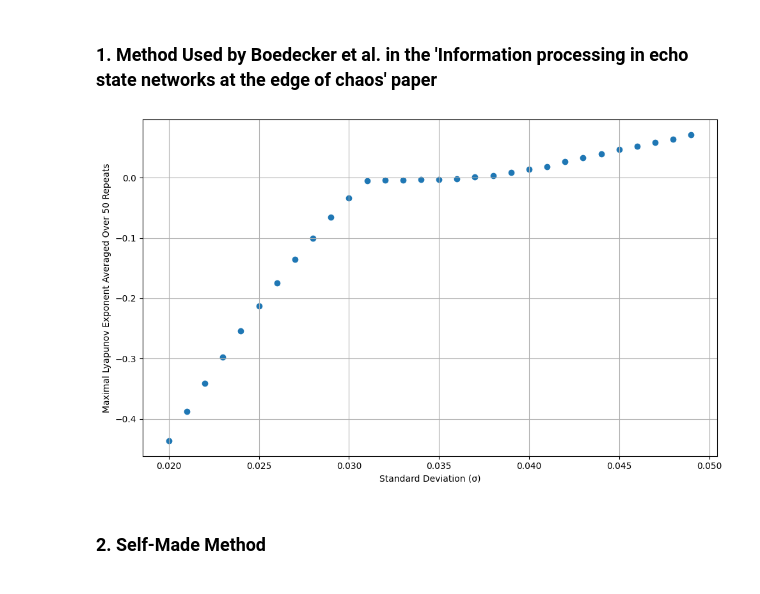
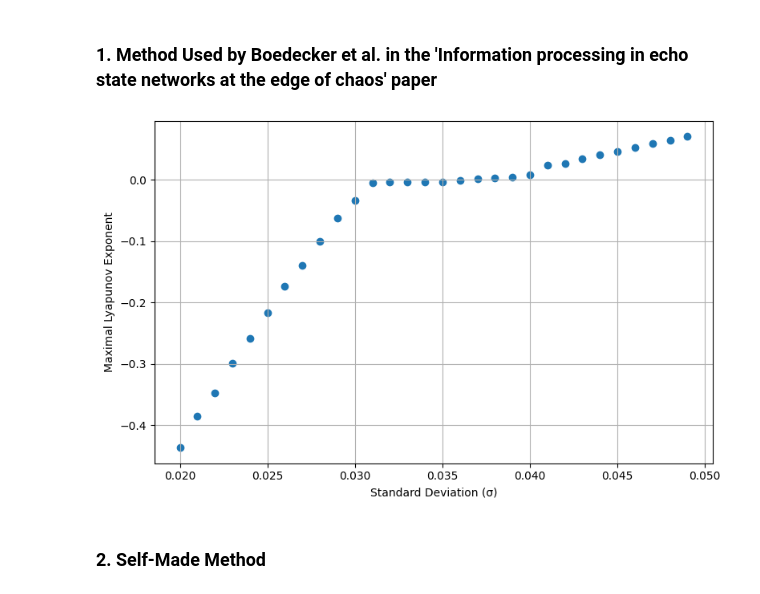
Before and after one commit to winlew/levy-agent-simulation, a Jupyter notebook: studies/dynamical_stability.ipynb, the cells around one changed output. Cells and saved outputs as stored; diff of their text form; code cells hidden in the pictures.

```diff
--- a/studies/dynamical_stability.ipynb
+++ b/studies/dynamical_stability.ipynb
@@ -23,44 +23,48 @@ colormap = plt.get_cmap('tab20c')
 colors = [plt.cm.tab20c.colors[i] for i in range(0, 20, 2)][:11]
 # %% [markdown]
 ### 1. Method Used by Boedecker et al. in the 'Information processing in echo state networks at the edge of chaos' paper
-# %%
-sigma_range = list(np.arange(0.02, 0.05, 0.001))
-time_steps = 1000
-repeats = 50
-perturbation_strength = 1e-12
-lyapunov_exponents = []
-
-for sigma in tqdm(sigma_range):
-
-    lambda_n_values = np.asarray([])
-
-    for repeat in range(repeats):
-        distances = []
-        baseline_reservoir = Reservoir(time_steps=time_steps, standard_deviation=sigma)
-        perturbed_reservoir = Reservoir(time_steps=time_steps, standard_deviation=sigma)
-        perturbed_reservoir.weight_matrix = baseline_reservoir.weight_matrix.copy()
-        perturbed_initial_state = baseline_reservoir.burn_in_state_matrix[-1].copy()
-        perturbed_initial_state[np.random.randint(0, baseline_reservoir.num_neurons)] += perturbation_strength
-        perturbed_reservoir.neuron_state_time_matrix[0] = perturbed_initial_state
-        for t in range(1, time_steps):
-            perturbed_reservoir.neuron_state_time_matrix[t] = np.tanh(np.dot(perturbed_reservoir.weight_matrix, perturbed_reservoir.neuron_state_time_matrix[t - 1]))
-            dist = np.linalg.norm(baseline_reservoir.neuron_state_time_matrix[t] - perturbed_reservoir.neuron_state_time_matrix[t])
-            perturbed_reservoir.neuron_state_time_matrix[t] = baseline_reservoir.neuron_state_time_matrix[t] + (perturbation_strength/dist)*(perturbed_reservoir.neuron_state_time_matrix[t]-baseline_reservoir.neuron_state_time_matrix[t])
-            distances.append(dist)
-
-        lambda_n_values = np.append(lambda_n_values, np.mean(np.log(np.asarray(distances) / perturbation_strength)))
-
-    lyapunov_exponents.append(np.mean(lambda_n_values))
-
-plt.figure(figsize=(10,6))
-plt.grid()
-plt.scatter(sigma_range, lyapunov_exponents)
-plt.xlabel('Standard Deviation (σ)')
-plt.ylabel(f'Maximal Lyapunov Exponent Averaged Over {repeats} Repeats')
-plt.tight_layout()
-plt.savefig(path / 'lyapunov_exponents_boedecker.svg', format='svg')
-# %% [output]
-[figure, removed]
+# %%
+sigma_range = list(np.arange(0.02, 0.05, 0.001))
+time_steps = 1000
+num_reservoirs = 20
+repeats_per_reservoir = 500
+perturbation_strength = 1e-12
+lyapunov_exponents_means = []
+
+for sigma in tqdm(sigma_range):
+
+    # for each reservoir and each repeat per reservoir calculate a single lambda_n value
+    lambda_n_values = np.asarray([])
+
+    for _ in range(num_reservoirs):
+
+        baseline_reservoir = Reservoir(time_steps=time_steps, standard_deviation=sigma)
+        perturbed_reservoir = Reservoir(time_steps=time_steps, standard_deviation=sigma)
+        perturbed_reservoir.weight_matrix = baseline_reservoir.weight_matrix.copy()
+
+        for _ in range(repeats_per_reservoir):
+            distances = np.asarray([])
+            perturbed_initial_state = baseline_reservoir.burn_in_state_matrix[-1].copy()
+            perturbed_initial_state[np.random.randint(0, baseline_reservoir.num_neurons)] += perturbation_strength
+            perturbed_reservoir.neuron_state_time_matrix[0] = perturbed_initial_state
+            for t in range(1, time_steps):
+                perturbed_reservoir.neuron_state_time_matrix[t] = np.tanh(np.dot(perturbed_reservoir.weight_matrix, perturbed_reservoir.neuron_state_time_matrix[t - 1]))
+                dist = np.linalg.norm(baseline_reservoir.neuron_state_time_matrix[t] - perturbed_reservoir.neuron_state_time_matrix[t])
+                perturbed_reservoir.neuron_state_time_matrix[t] = baseline_reservoir.neuron_state_time_matrix[t] + (perturbation_strength/dist)*(perturbed_reservoir.neuron_state_time_matrix[t]-baseline_reservoir.neuron_state_time_matrix[t])
+                distances = np.append(distances, dist)
+            lambda_n_values = np.append(lambda_n_values, np.mean(np.log(distances / perturbation_strength)))
+
+    lyapunov_exponents_means.append(np.mean(lambda_n_values))
+# %%
+plt.figure(figsize=(8,5))
+plt.grid()
+plt.scatter(sigma_range, lyapunov_exponents_means)
+plt.xlabel('Standard Deviation (σ)')
+plt.ylabel(f'Maximal Lyapunov Exponent')
+plt.tight_layout()
+plt.savefig(path / 'lyapunov_exponents_boedecker.svg', format='svg')
+# %% [output]
+[figure, added]
 # %% [markdown]
 ### 2. Self-Made Method
 # %%
```
Also changed, not shown: parts of 1 cell of this notebook.
